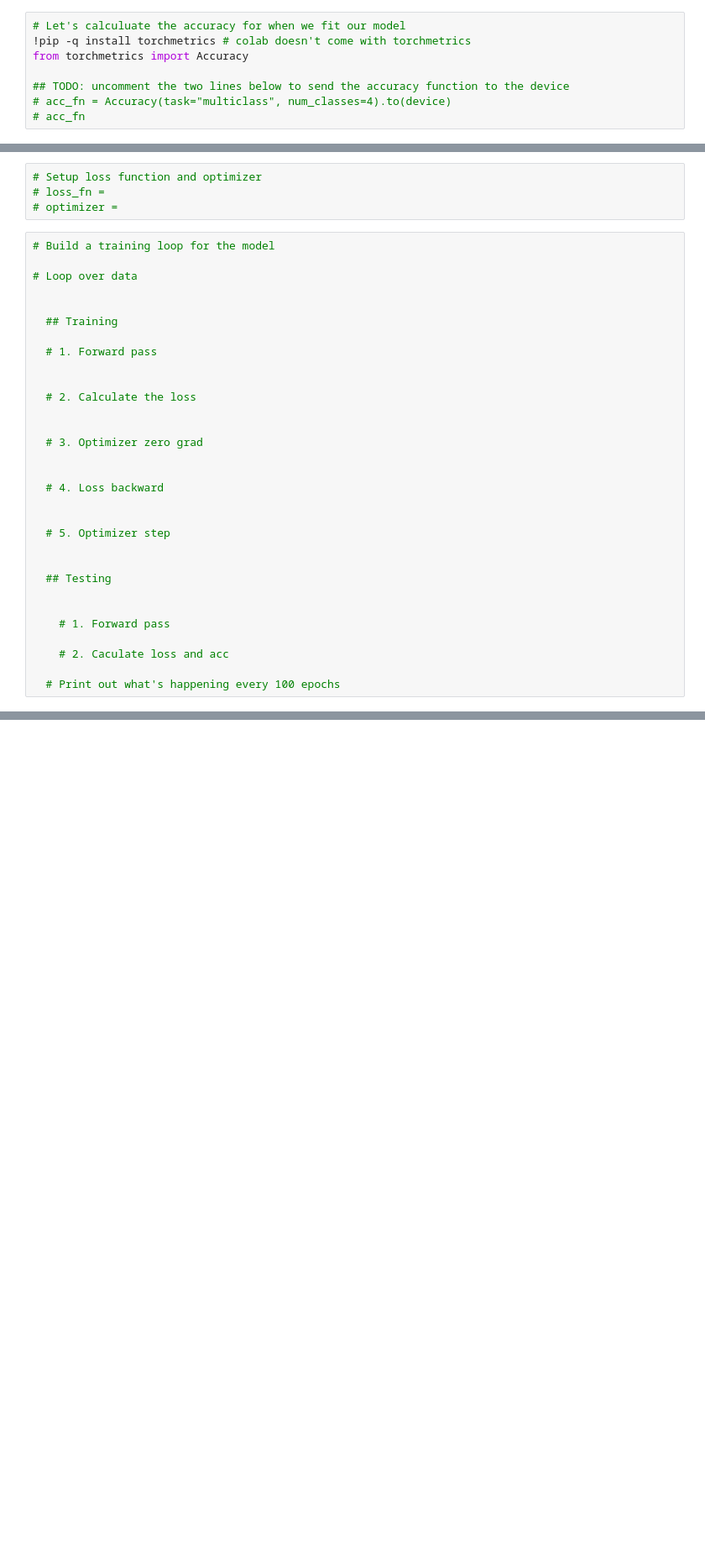
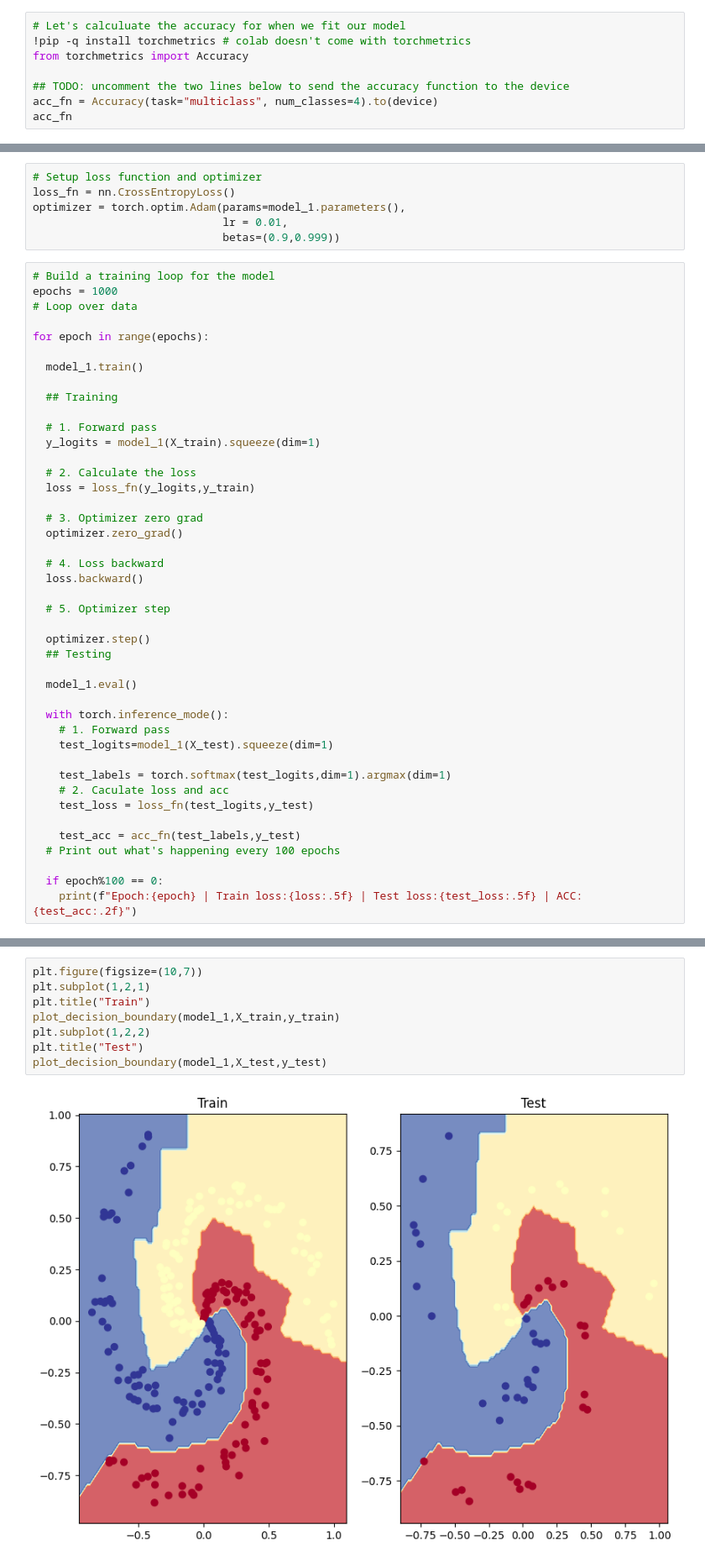
Before and after one commit to Revanth-reddy080/PyTorch-DeepLearning, a Jupyter notebook: exercises/02_pytorch_classification_exercises.ipynb, the cells around one changed output, grey strips where cells are left out. Shown at 84% size. Cells and saved outputs as stored; diff of their text form; blank space fills up the shorter version.

```diff
--- a/exercises/02_pytorch_classification_exercises.ipynb
+++ b/exercises/02_pytorch_classification_exercises.ipynb
@@ -379,5 +388,5 @@ from sklearn.model_selection import train_test_split
 from torchmetrics import Accuracy
 
 ## TODO: uncomment the two lines below to send the accuracy function to the device
-# acc_fn = Accuracy(task="multiclass", num_classes=4).to(device)
-# acc_fn
+acc_fn = Accuracy(task="multiclass", num_classes=4).to(device)
+acc_fn
@@ -410,35 +469,49 @@ Pred labels:
 # %%
 # Setup loss function and optimizer
-# loss_fn =
-# optimizer =
+loss_fn = nn.CrossEntropyLoss()
+optimizer = torch.optim.Adam(params=model_1.parameters(),
+                             lr = 0.01,
+                             betas=(0.9,0.999))
 # %%
 # Build a training loop for the model
-
+epochs = 1000
 # Loop over data
 
+for epoch in range(epochs):
+
+  model_1.train()
 
   ## Training
 
   # 1. Forward pass
-
+  y_logits = model_1(X_train).squeeze(dim=1)
 
   # 2. Calculate the loss
-
+  loss = loss_fn(y_logits,y_train)
 
   # 3. Optimizer zero grad
-
+  optimizer.zero_grad()
 
   # 4. Loss backward
-
+  loss.backward()
 
   # 5. Optimizer step
 
-
+  optimizer.step()
   ## Testing
 
+  model_1.eval()
 
+  with torch.inference_mode():
     # 1. Forward pass
+    test_logits=model_1(X_test).squeeze(dim=1)
 
+    test_labels = torch.softmax(test_logits,dim=1).argmax(dim=1)
     # 2. Caculate loss and acc
+    test_loss = loss_fn(test_logits,y_test)
 
+    test_acc = acc_fn(test_labels,y_test)
   # Print out what's happening every 100 epochs
+
+  if epoch%100 == 0:
+    print(f"Epoch:{epoch} | Train loss:{loss:.5f} | Test loss:{test_loss:.5f} | ACC:{test_acc:.2f}")
@@ -446,0 +542,10 @@ Pred labels:
+# %%
+plt.figure(figsize=(10,7))
+plt.subplot(1,2,1)
+plt.title("Train")
+plot_decision_boundary(model_1,X_train,y_train)
+plt.subplot(1,2,2)
+plt.title("Test")
+plot_decision_boundary(model_1,X_test,y_test)
+# %% [output]
+[figure, added]
```
Also changed, not shown: parts of 9 cells of this notebook.
